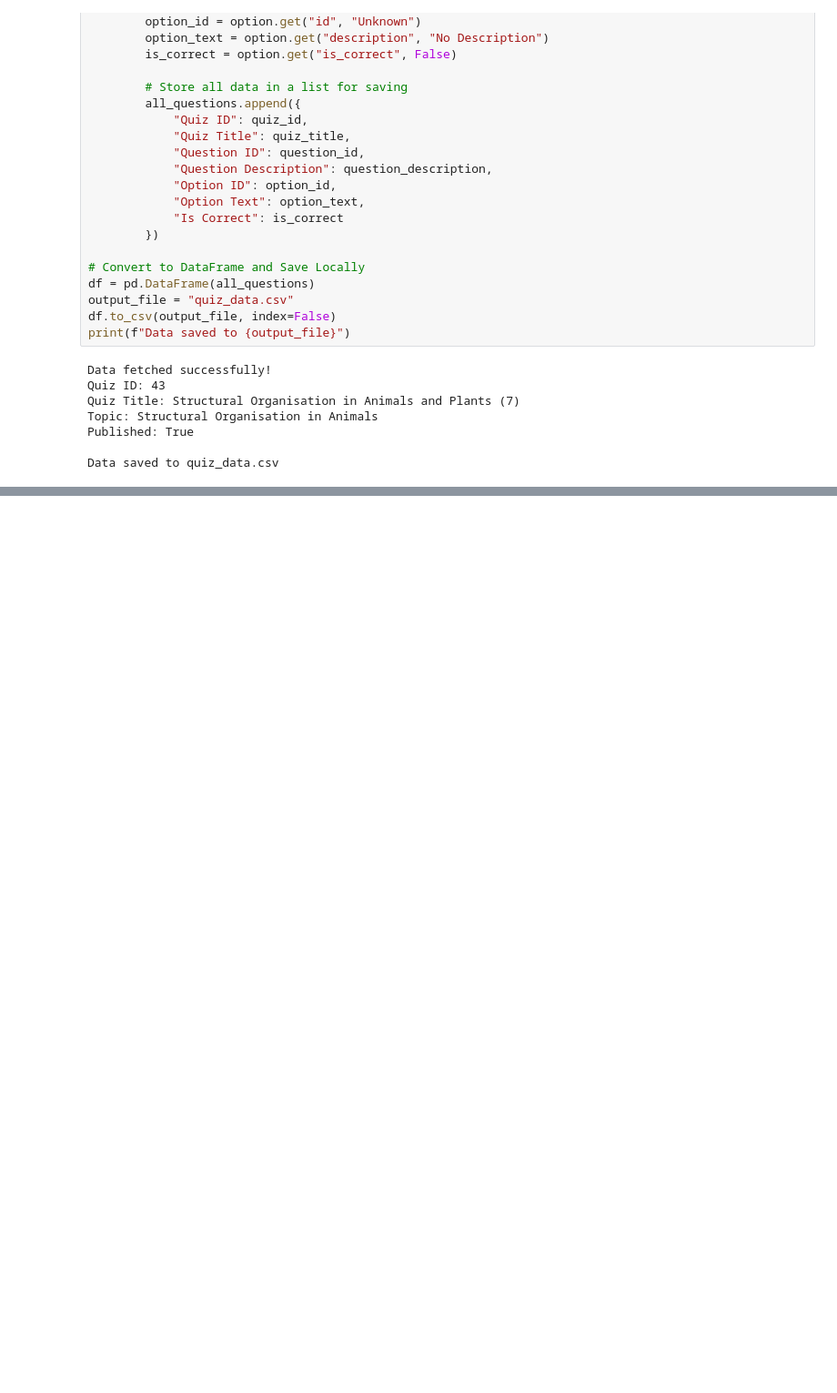
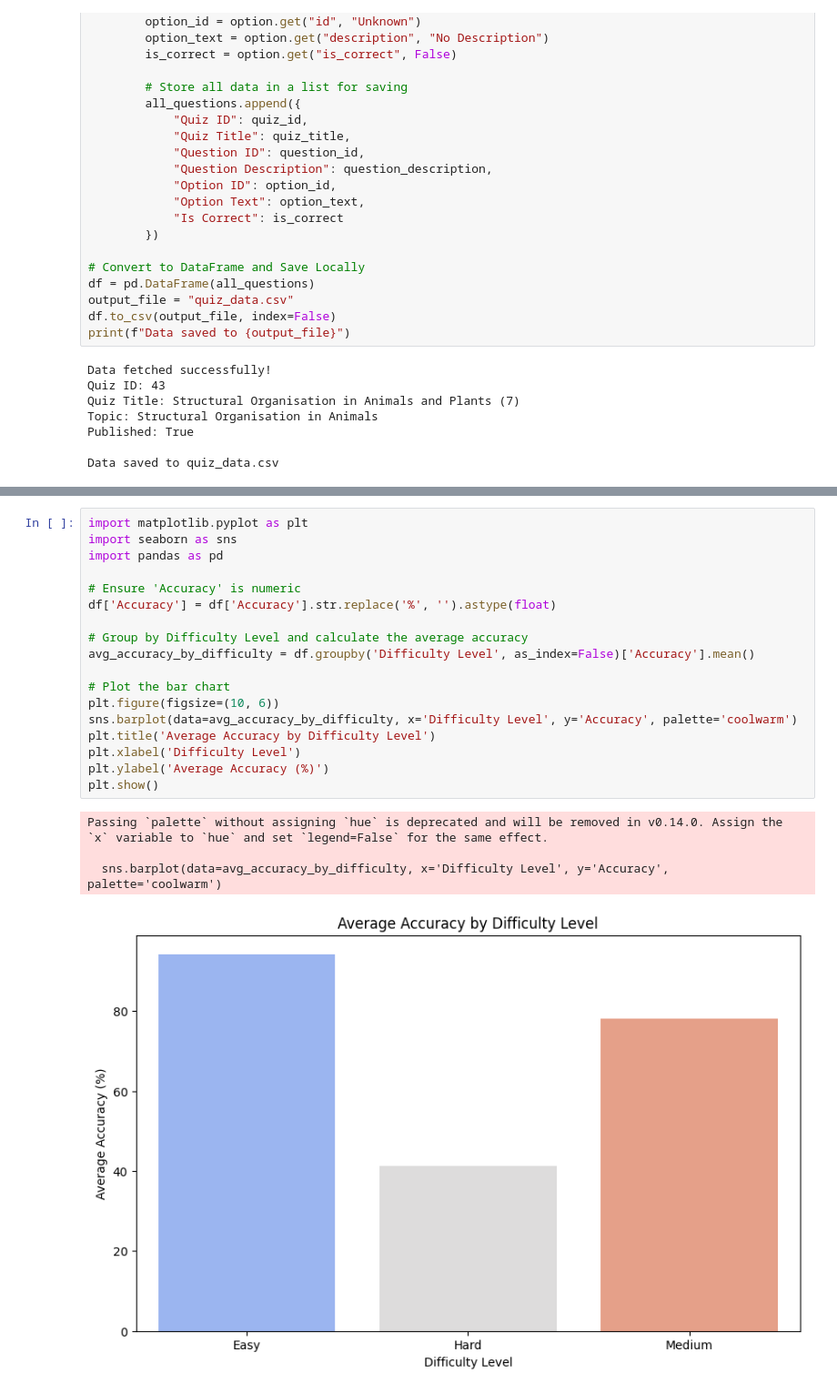
Before and after one commit to Mahi230504/Quiz-data-analysis, a Jupyter notebook: Quiz-data-Extraction.ipynb, the cells around one changed output, grey strips where cells are left out. Shown: that part at 91% size. Cells and saved outputs as stored; diff of their text form; blank space fills up the shorter version.

```diff
--- a/Quiz-data-Extraction.ipynb
+++ b/Quiz-data-Extraction.ipynb
@@ -83,0 +393,23 @@ Data saved to quiz_data.csv
+# %%
+import matplotlib.pyplot as plt
+import seaborn as sns
+import pandas as pd
+
+# Ensure 'Accuracy' is numeric
+df['Accuracy'] = df['Accuracy'].str.replace('%', '').astype(float)
+
+# Group by Difficulty Level and calculate the average accuracy
+avg_accuracy_by_difficulty = df.groupby('Difficulty Level', as_index=False)['Accuracy'].mean()
+
+# Plot the bar chart
+plt.figure(figsize=(10, 6))
+sns.barplot(data=avg_accuracy_by_difficulty, x='Difficulty Level', y='Accuracy', palette='coolwarm')
+plt.title('Average Accuracy by Difficulty Level')
+plt.xlabel('Difficulty Level')
+plt.ylabel('Average Accuracy (%)')
+plt.show()
+# %% [output]
+Passing `palette` without assigning `hue` is deprecated and will be removed in v0.14.0. Assign the `x` variable to `hue` and set `legend=False` for the same effect.
+
+  sns.barplot(data=avg_accuracy_by_difficulty, x='Difficulty Level', y='Accuracy', palette='coolwarm')
+[figure, added]
```
Also changed, not shown: parts of 13 cells of this notebook, 2 other files.
